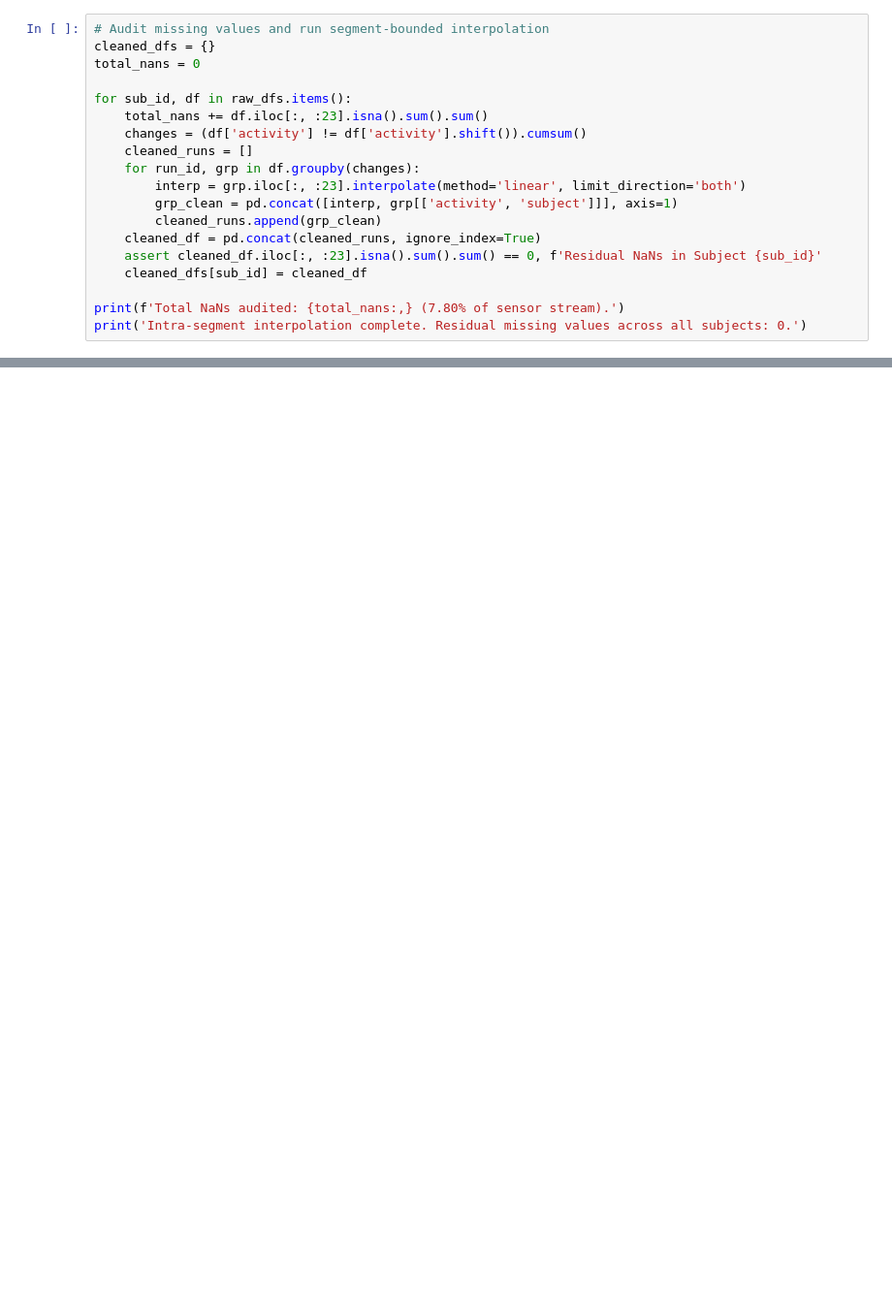
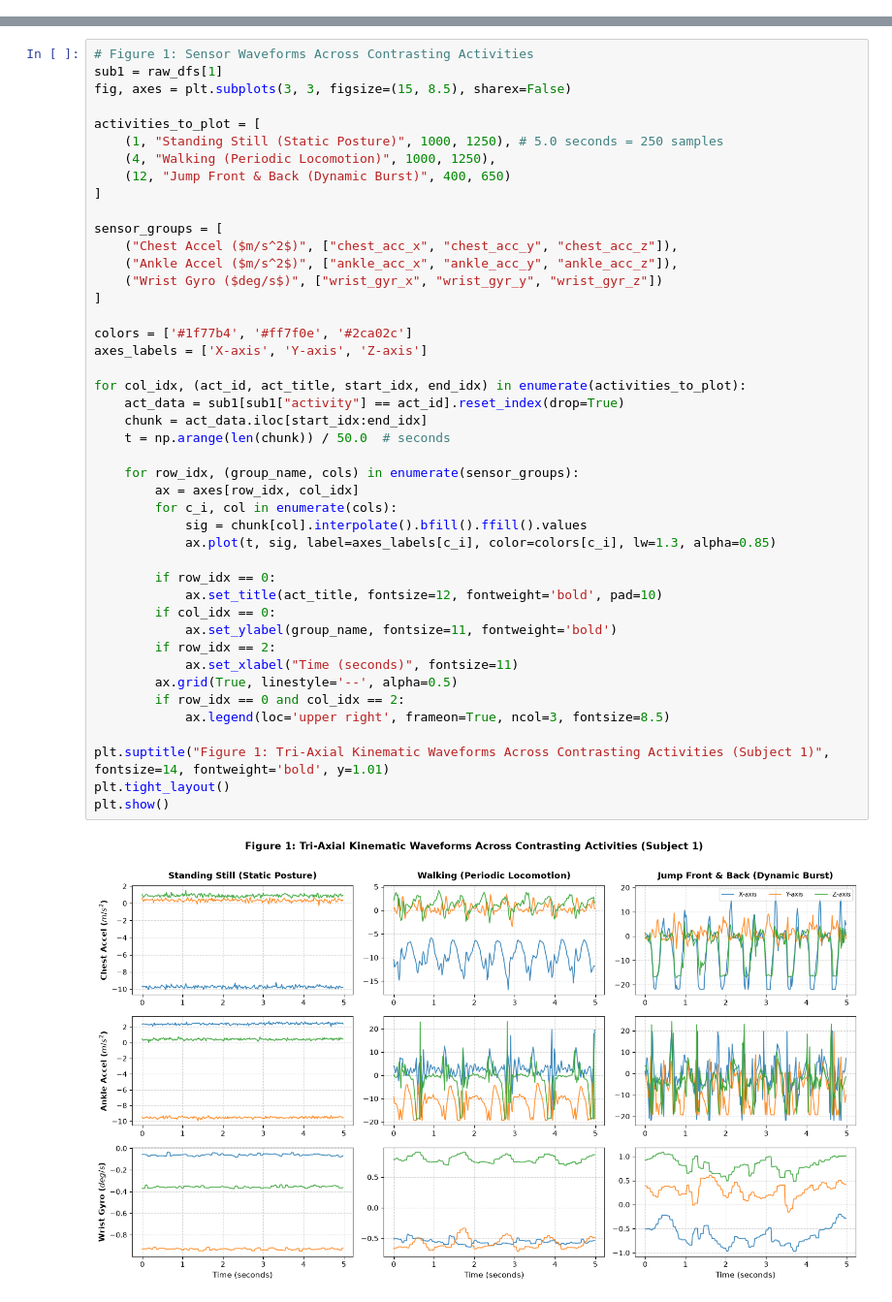
Before and after one commit to Siddhu-123/multimodal-sensing-assignments, a Jupyter notebook: ass2/mhealth_analysis.ipynb, the cells around one changed output, grey strips where cells are left out. Shown at 97% size. Drawn from its saved outputs; the diff is of its cells as text; blank space fills up the shorter version.

```diff
--- a/ass2/mhealth_analysis.ipynb
+++ b/ass2/mhealth_analysis.ipynb
@@ -80,19 +0,0 @@ Interpolation is strictly confined within continuous activity runs for each part
-# %%
-# Audit missing values and run segment-bounded interpolation
-cleaned_dfs = {}
-total_nans = 0
-
-for sub_id, df in raw_dfs.items():
-    total_nans += df.iloc[:, :23].isna().sum().sum()
-    changes = (df['activity'] != df['activity'].shift()).cumsum()
-    cleaned_runs = []
-    for run_id, grp in df.groupby(changes):
-        interp = grp.iloc[:, :23].interpolate(method='linear', limit_direction='both')
-        grp_clean = pd.concat([interp, grp[['activity', 'subject']]], axis=1)
-        cleaned_runs.append(grp_clean)
-    cleaned_df = pd.concat(cleaned_runs, ignore_index=True)
-    assert cleaned_df.iloc[:, :23].isna().sum().sum() == 0, f'Residual NaNs in Subject {sub_id}'
-    cleaned_dfs[sub_id] = cleaned_df
-
-print(f'Total NaNs audited: {total_nans:,} (7.80% of sensor stream).')
-print('Intra-segment interpolation complete. Residual missing values across all subjects: 0.')
@@ -190,0 +200,46 @@ display(Image(filename='figures/fig8_computational_tradeoffs.png'))
+# %%
+# Figure 1: Sensor Waveforms Across Contrasting Activities
+sub1 = raw_dfs[1]
+fig, axes = plt.subplots(3, 3, figsize=(15, 8.5), sharex=False)
+
+activities_to_plot = [
+    (1, "Standing Still (Static Posture)", 1000, 1250), # 5.0 seconds = 250 samples
+    (4, "Walking (Periodic Locomotion)", 1000, 1250),
+    (12, "Jump Front & Back (Dynamic Burst)", 400, 650)
+]
+
+sensor_groups = [
+    ("Chest Accel ($m/s^2$)", ["chest_acc_x", "chest_acc_y", "chest_acc_z"]),
+    ("Ankle Accel ($m/s^2$)", ["ankle_acc_x", "ankle_acc_y", "ankle_acc_z"]),
+    ("Wrist Gyro ($deg/s$)", ["wrist_gyr_x", "wrist_gyr_y", "wrist_gyr_z"])
+]
+
+colors = ['#1f77b4', '#ff7f0e', '#2ca02c']
+axes_labels = ['X-axis', 'Y-axis', 'Z-axis']
+
+for col_idx, (act_id, act_title, start_idx, end_idx) in enumerate(activities_to_plot):
+    act_data = sub1[sub1["activity"] == act_id].reset_index(drop=True)
+    chunk = act_data.iloc[start_idx:end_idx]
+    t = np.arange(len(chunk)) / 50.0  # seconds
+
+    for row_idx, (group_name, cols) in enumerate(sensor_groups):
+        ax = axes[row_idx, col_idx]
+        for c_i, col in enumerate(cols):
+            sig = chunk[col].interpolate().bfill().ffill().values
+            ax.plot(t, sig, label=axes_labels[c_i], color=colors[c_i], lw=1.3, alpha=0.85)
+
+        if row_idx == 0:
+            ax.set_title(act_title, fontsize=12, fontweight='bold', pad=10)
+        if col_idx == 0:
+            ax.set_ylabel(group_name, fontsize=11, fontweight='bold')
+        if row_idx == 2:
+            ax.set_xlabel("Time (seconds)", fontsize=11)
+        ax.grid(True, linestyle='--', alpha=0.5)
+        if row_idx == 0 and col_idx == 2:
+            ax.legend(loc='upper right', frameon=True, ncol=3, fontsize=8.5)
+
+plt.suptitle("Figure 1: Tri-Axial Kinematic Waveforms Across Contrasting Activities (Subject 1)", fontsize=14, fontweight='bold', y=1.01)
+plt.tight_layout()
+plt.show()
+# %% [output]
+[figure, added]
```
Also changed, not shown: parts of 42 cells of this notebook, 4 other files.
